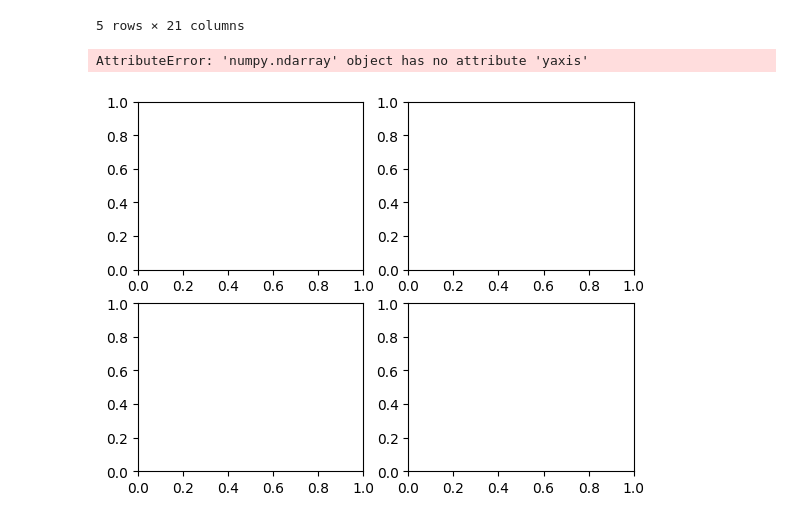
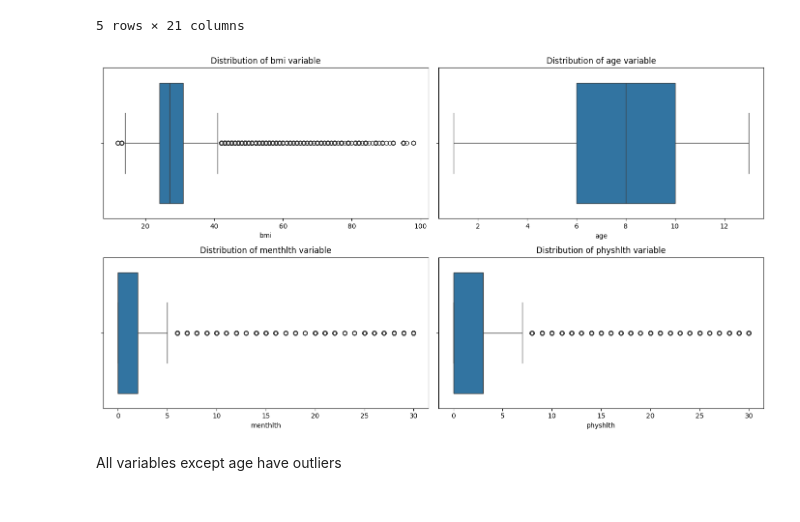
Before and after one commit to julam9/ML-Zoomcamp-2024, a Jupyter notebook: Midterm-project/mid.ipynb, the cells around one changed output. Saved outputs shown, nothing was run; the diff lists cells and outputs as text; code cells hidden in the pictures.

```diff
--- a/Midterm-project/mid.ipynb
+++ b/Midterm-project/mid.ipynb
@@ -87,10 +87,17 @@ X.columns = X.columns.str.lower()
 # %%
 num_var = ['bmi', 'age', 'menthlth', 'physhlth']
 
-fig, axes = plt.subplots(2, 2)
-for i in num_var:
-    sns.boxplot(data=X, x=i, ax=axes)
-    plt.show()
+fig, axes = plt.subplots(2, 2, figsize=(14, 8))
+
+axs = axes.flatten()
+
+for i, y in enumerate(num_var):
+    sns.boxplot(data=X, x=y, ax=axs[i])
+    axs[i].set_title(f'Distribution of {y} variable')
+
+plt.tight_layout()
+plt.show()
 # %% [output]
-AttributeError: 'numpy.ndarray' object has no attribute 'yaxis'
-[figure, old version]
+[figure, new version]
+# %% [markdown]
+All variables except age have outliers
```
